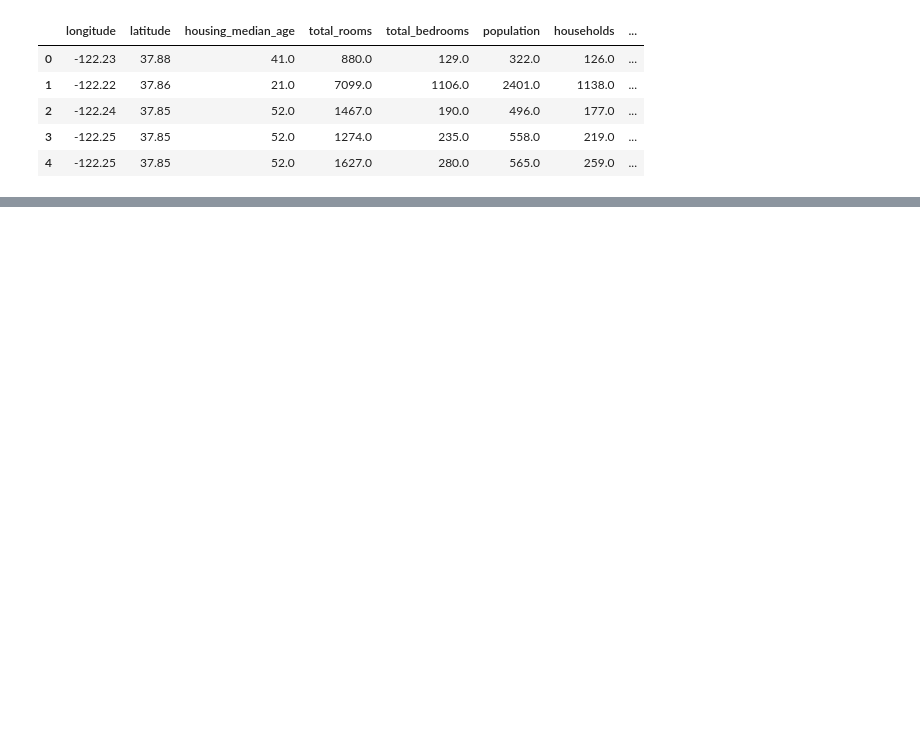
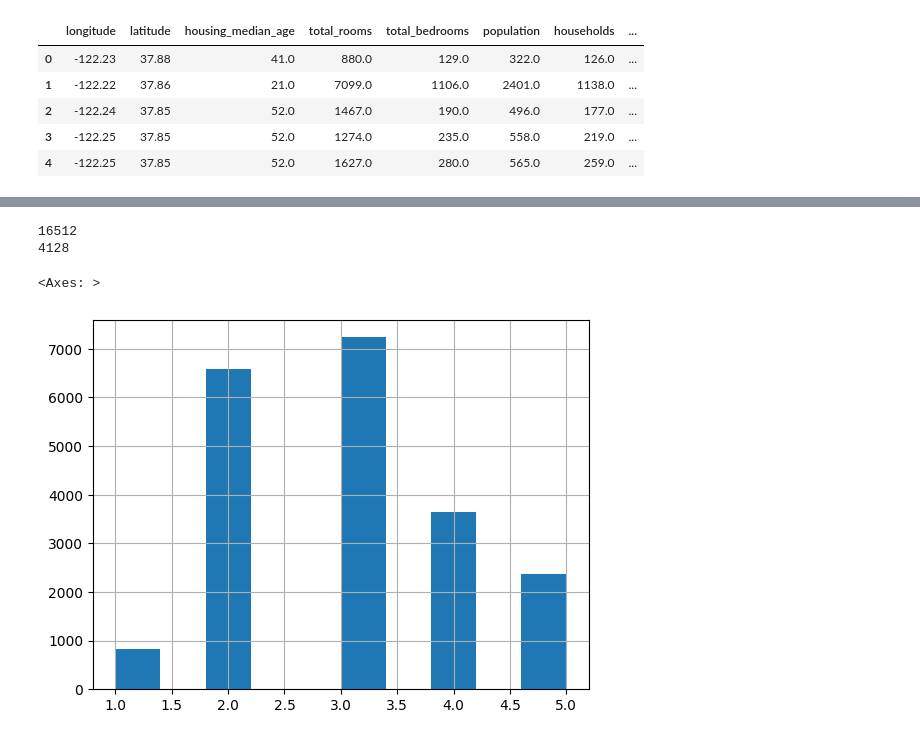
Before and after one commit to MarceloBuch/Hands-On-Machine-Learning-Projects, a Jupyter notebook: Property-Prices-In-California/main.ipynb, the cells around one changed output, grey strips where cells are left out. Cells and saved outputs as stored; diff of their text form; code cells hidden in the pictures; blank space fills up the shorter version.

Commit message:
creating the test set and analyzing the data

```diff
--- a/Property-Prices-In-California/main.ipynb
+++ b/Property-Prices-In-California/main.ipynb
@@ -36,0 +95,17 @@ df.head()
+# %%
+# Split the data into training and testing sets, using train_set_split from Sklearn
+train_set, test_set = train_test_split(df, test_size=0.2, random_state=42)
+print(len(train_set))
+print(len(test_set))
+# %% [output]
+16512
+4128
+# %%
+# The column 'median_income' will be categorized so that we can stratify it to improve our sampling, in order to reach all instances of the dataset
+df["income_cat"] = pd.cut(df['median_income'],
+                          bins=[0.,1.5,3.0,4.5,6., np.inf],
+                          labels=[1, 2, 3, 4, 5])
+df["income_cat"].hist()
+# %% [output]
+<Axes: >
+[figure, added]
```
Also changed, not shown: parts of 11 cells of this notebook.
